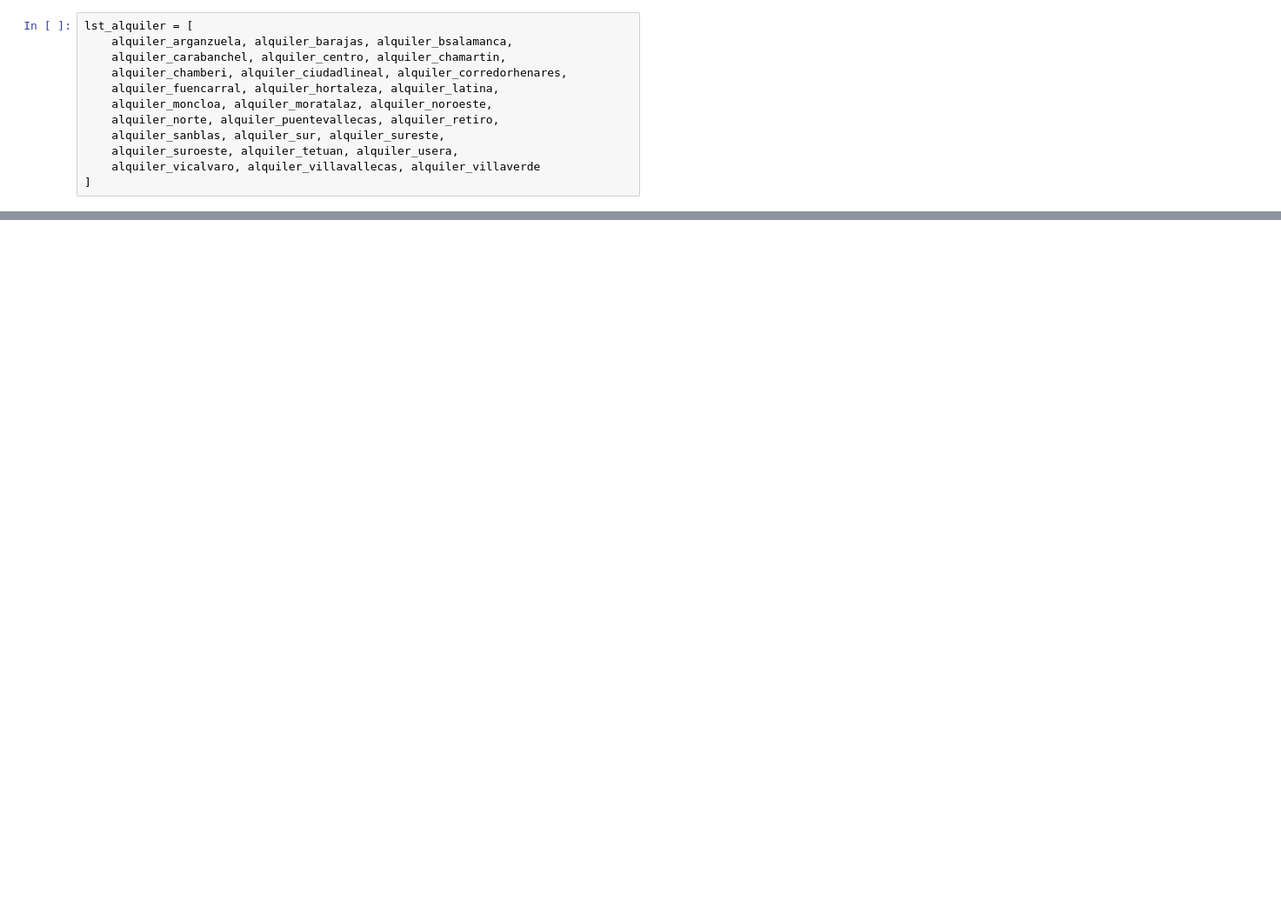
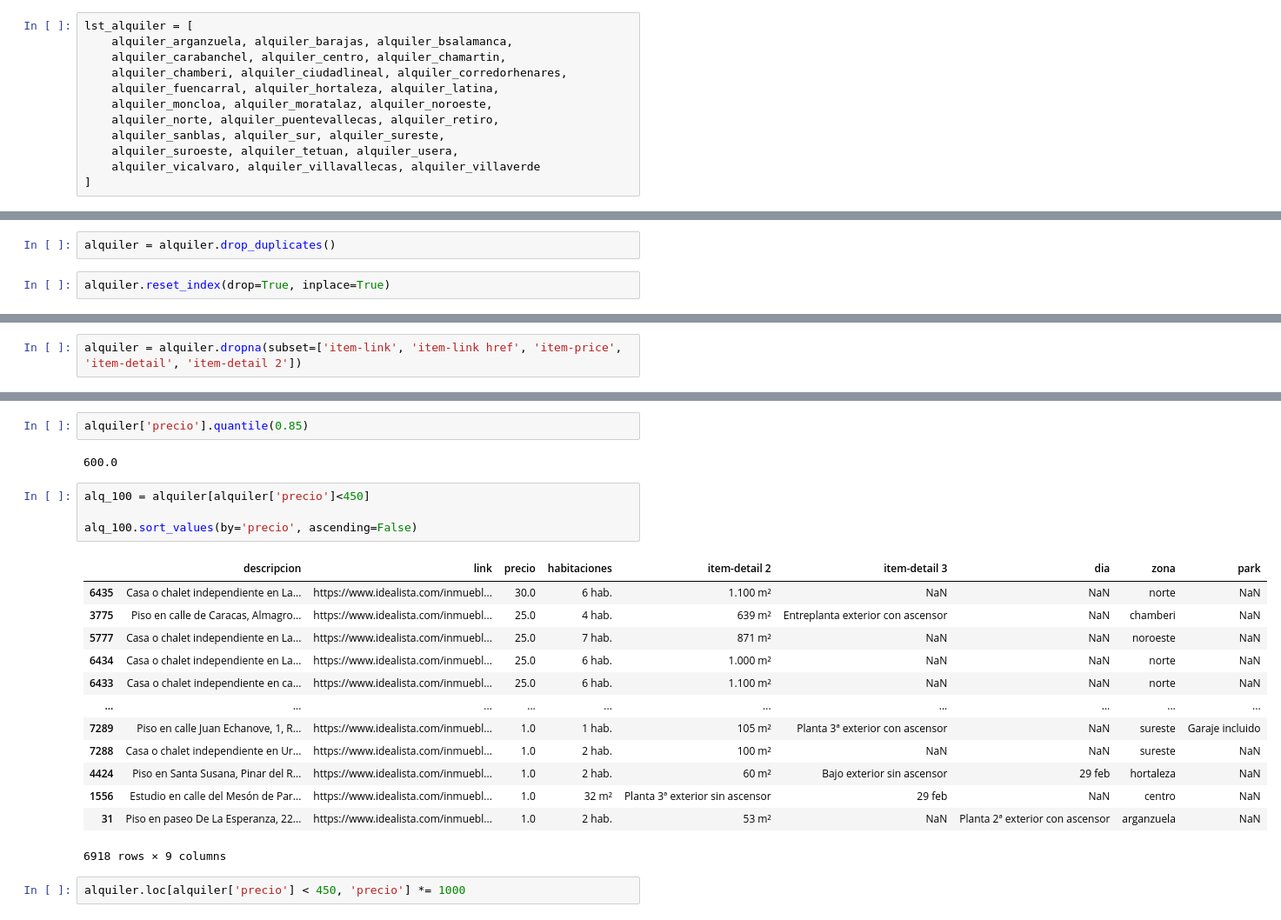
Before and after one commit to Gbau11/Analisis-de-la-vivienda-Idealista, a Jupyter notebook: jupyter/alquiler/limpieza_alquiler.ipynb, the cells around one changed output, grey strips where cells are left out. Shown: that part at 87% size. Saved outputs shown, nothing was run; the diff lists cells and outputs as text; blank space fills up the shorter version.

```diff
--- a/jupyter/alquiler/limpieza_alquiler.ipynb
+++ b/jupyter/alquiler/limpieza_alquiler.ipynb
@@ -124,0 +135,4 @@ alquiler
+# %%
+alquiler = alquiler.drop_duplicates()
+# %%
+alquiler.reset_index(drop=True, inplace=True)
@@ -124,0 +156,2 @@ alquiler
+# %%
+alquiler = alquiler.dropna(subset=['item-link', 'item-link href', 'item-price', 'item-detail', 'item-detail 2'])
@@ -175,3 +206,27 @@ alquiler.rename(columns={
+# %%
+alquiler['precio'].quantile(0.85)
+# %% [output]
+600.0
+# %%
+alq_100 = alquiler[alquiler['precio']<450]
+
+alq_100.sort_values(by='precio', ascending=False)
+# %% [output]
+|  | descripcion | link | precio | habitaciones | item-detail 2 | item-detail 3 | dia | zona | park |
+| 6435 | Casa o chalet independiente en La... | https://www.idealista.com/inmuebl... | 30.0 | 6 hab. | 1.100 m² | NaN | NaN | norte | NaN |
+| 3775 | Piso en calle de Caracas, Almagro... | https://www.idealista.com/inmuebl... | 25.0 | 4 hab. | 639 m² | Entreplanta exterior con ascensor | NaN | chamberi | NaN |
+| 5777 | Casa o chalet independiente en La... | https://www.idealista.com/inmuebl... | 25.0 | 7 hab. | 871 m² | NaN | NaN | noroeste | NaN |
+| 6434 | Casa o chalet independiente en La... | https://www.idealista.com/inmuebl... | 25.0 | 6 hab. | 1.000 m² | NaN | NaN | norte | NaN |
+| 6433 | Casa o chalet independiente en ca... | https://www.idealista.com/inmuebl... | 25.0 | 6 hab. | 1.100 m² | NaN | NaN | norte | NaN |
+| ... | ... | ... | ... | ... | ... | ... | ... | ... | ... |
+| 7289 | Piso en calle Juan Echanove, 1, R... | https://www.idealista.com/inmuebl... | 1.0 | 1 hab. | 105 m² | Planta 3ª exterior con ascensor | NaN | sureste | Garaje incluido |
+| 7288 | Casa o chalet independiente en Ur... | https://www.idealista.com/inmuebl... | 1.0 | 2 hab. | 100 m² | NaN | NaN | sureste | NaN |
+| 4424 | Piso en Santa Susana, Pinar del R... | https://www.idealista.com/inmuebl... | 1.0 | 2 hab. | 60 m² | Bajo exterior sin ascensor | 29 feb | hortaleza | NaN |
+| 1556 | Estudio en calle del Mesón de Par... | https://www.idealista.com/inmuebl... | 1.0 | 32 m² | Planta 3ª exterior sin ascensor | 29 feb | NaN | centro | NaN |
+| 31 | Piso en paseo De La Esperanza, 22... | https://www.idealista.com/inmuebl... | 1.0 | 2 hab. | 53 m² | NaN | Planta 2ª exterior con ascensor | arganzuela | NaN |
+6918 rows × 9 columns
+# %%
+alquiler.loc[alquiler['precio'] < 450, 'precio'] *= 1000
 # %%
 alquiler.precio.describe()
 # %% [output]
```
Also changed, not shown: parts of 44 cells of this notebook, 1 other file.
